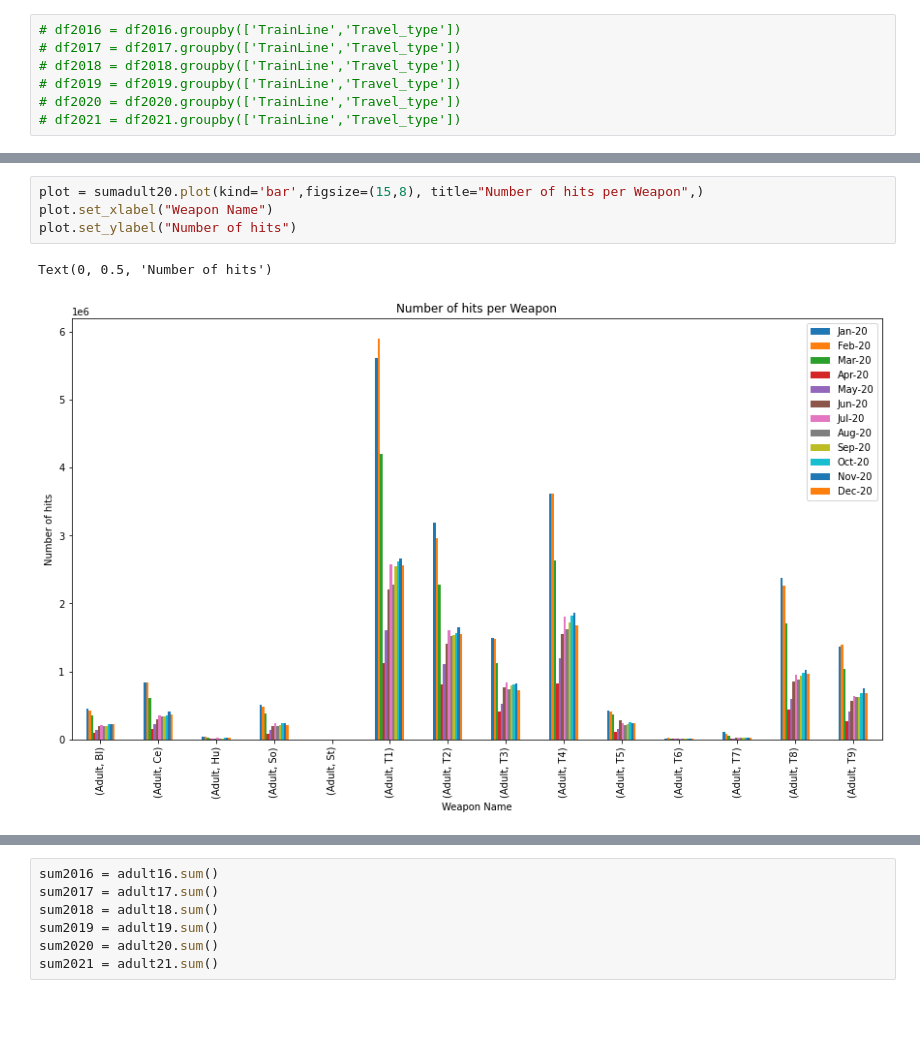
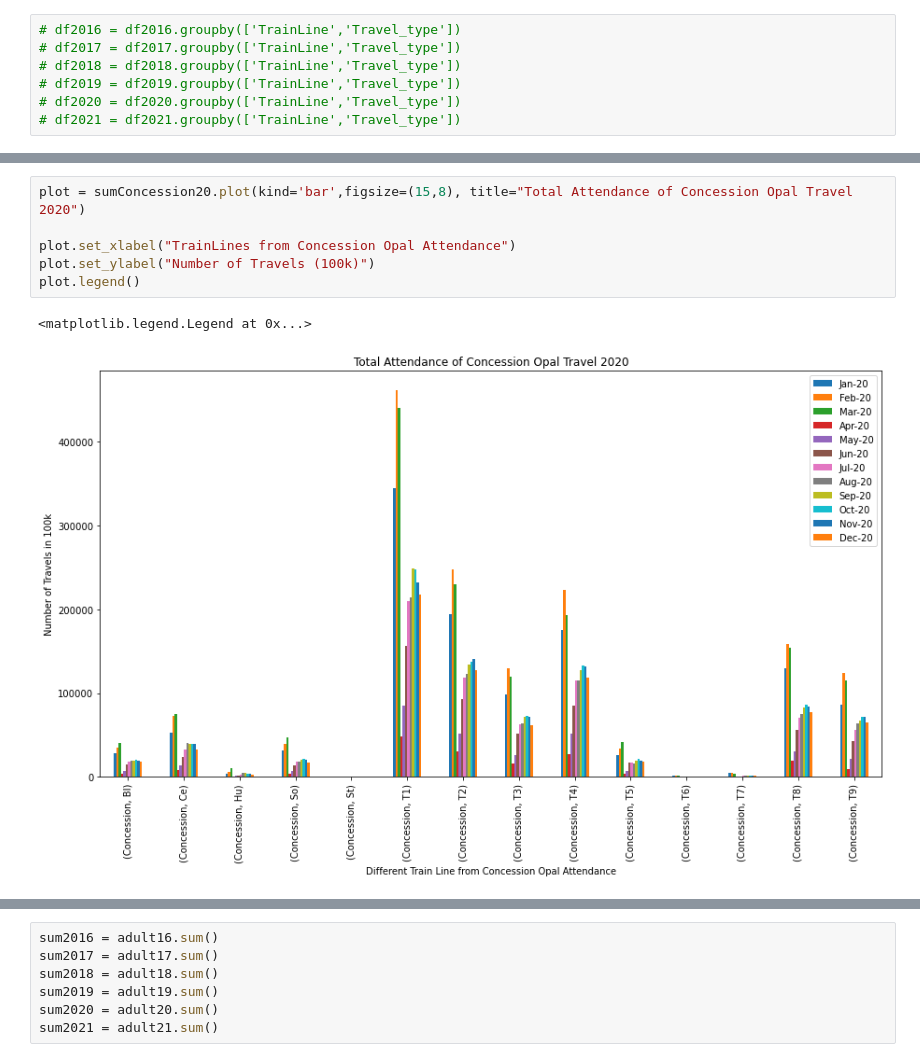
Before and after one commit to lionscanroar/Transport-Analysis, a Jupyter notebook: Project Main .ipynb, the cells around one changed output, grey strips where cells are left out. Saved outputs shown, nothing was run; the diff lists cells and outputs as text; blank space fills up the shorter version.

```diff
--- a/Project Main .ipynb
+++ b/Project Main .ipynb
@@ -503,7 +475,9 @@ Text(0, 0.5, 'Number of hits')
 # %%
-plot = sumadult20.plot(kind='bar',figsize=(15,8), title="Number of hits per Weapon",)
-plot.set_xlabel("Weapon Name")
-plot.set_ylabel("Number of hits")
+plot = sumConcession20.plot(kind='bar',figsize=(15,8), title="Total Attendance of Concession Opal Travel 2020")
+
+plot.set_xlabel("TrainLines from Concession Opal Attendance")
+plot.set_ylabel("Number of Travels (100k)")
+plot.legend()
 # %% [output]
-Text(0, 0.5, 'Number of hits')
+<matplotlib.legend.Legend at 0x...>
-[figure, old version]
+[figure, new version]
```
Also changed, not shown: parts of 72 cells of this notebook, 1 other file.
